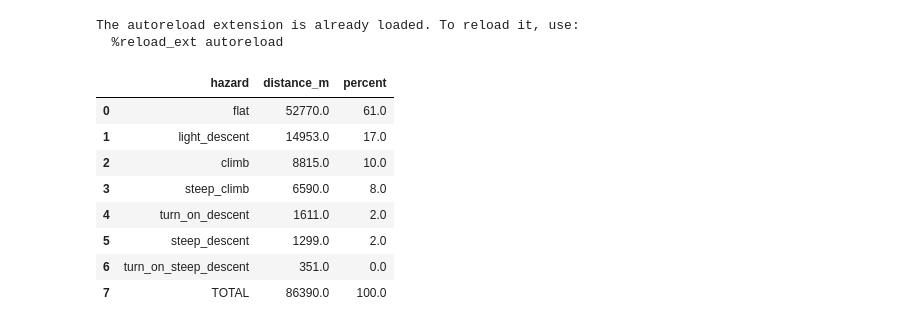
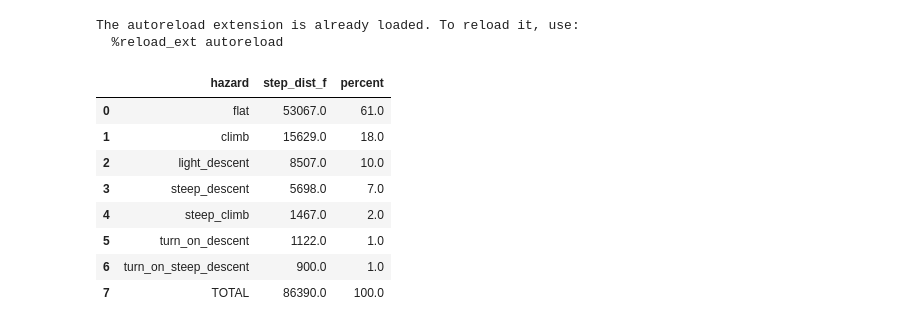
Before and after one commit to peter-amerkhanian/gpx-analysis, a Jupyter notebook: main.ipynb, the cells around one changed output. Saved outputs shown, nothing was run; the diff lists cells and outputs as text; code cells hidden in the pictures.

```diff
--- a/main.ipynb
+++ b/main.ipynb
@@ -23,46 +23,9 @@ hazard_colors = {
 paths = ["gpx_data\\onthegomap-16.4-mi-route (1).gpx"]
 # %%
 dfs = []
-segments = []
 for path in paths:
-    points = read_simple_gpx(path)
+    points = read_simple_gpx(path, reverse=True)
     df = analyze_steps(points, rolling_window=3)
     df['name'] = path.split(".gpx")[0]
-    gdf = gpd.GeoDataFrame(df, geometry=gpd.points_from_xy(df.lon, df.lat), crs="EPSG:4326")
-    gdf_segments = points_to_segments_lonlat(gdf)
-    segments.append(gdf_segments)
     dfs.append(df)
 df = pd.concat(dfs, ignore_index=True)
-gdf_segments = gpd.GeoDataFrame(
-    pd.concat(segments, ignore_index=True),
-    crs=segments[0].crs,
-)
-# %%
-summary = (
-    df.groupby("hazard", dropna=False, as_index=False)["step_dist_f"]
-      .sum()
-      .sort_values(by='step_dist_f', ascending=False)
-      .rename(columns={"step_dist_f": "distance_m"})
-)
-
-total = summary["distance_m"].sum()
-summary["percent"] = summary["distance_m"] / total * 100
-
-grand_total = pd.DataFrame([{
-    "hazard": "TOTAL",
-    "distance_m": total,
-    "percent": 100.0
-}])
-
-summary_with_total = pd.concat([summary, grand_total], ignore_index=True).round()
-summary_with_total
-# %% [output]
-|  | hazard | distance_m | percent |
-| 0 | flat | 52770.0 | 61.0 |
-| 1 | light_descent | 14953.0 | 17.0 |
-| 2 | climb | 8815.0 | 10.0 |
-| 3 | steep_climb | 6590.0 | 8.0 |
-| 4 | turn_on_descent | 1611.0 | 2.0 |
-| 5 | steep_descent | 1299.0 | 2.0 |
-| 6 | turn_on_steep_descent | 351.0 | 0.0 |
-| 7 | TOTAL | 86390.0 | 100.0 |
@@ -71 +32,13 @@ gdf = gpd.GeoDataFrame(df, geometry=gpd.points_from_xy(df.lon, df.lat), crs="EPS
+# %%
+aggregate_by_hazard(df, column='step_dist_f')
+# %% [output]
+|  | hazard | step_dist_f | percent |
+| 0 | flat | 53067.0 | 61.0 |
+| 1 | climb | 15629.0 | 18.0 |
+| 2 | light_descent | 8507.0 | 10.0 |
+| 3 | steep_descent | 5698.0 | 7.0 |
+| 4 | steep_climb | 1467.0 | 2.0 |
+| 5 | turn_on_descent | 1122.0 | 1.0 |
+| 6 | turn_on_steep_descent | 900.0 | 1.0 |
+| 7 | TOTAL | 86390.0 | 100.0 |
 # %%
```
Also changed, not shown: parts of 3 cells of this notebook, 3 other files.
